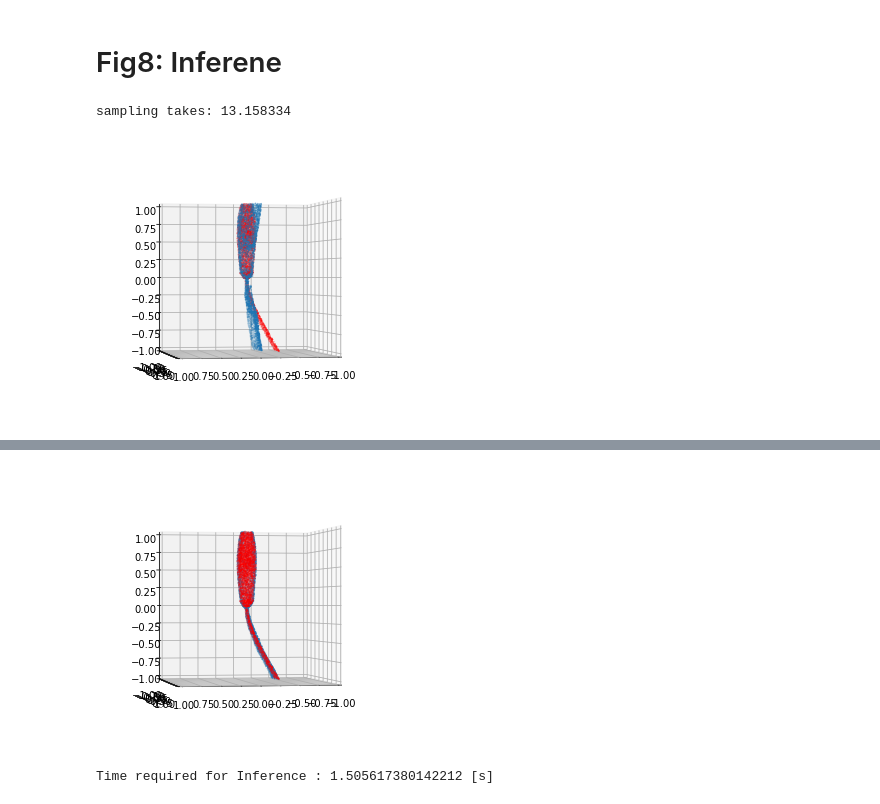
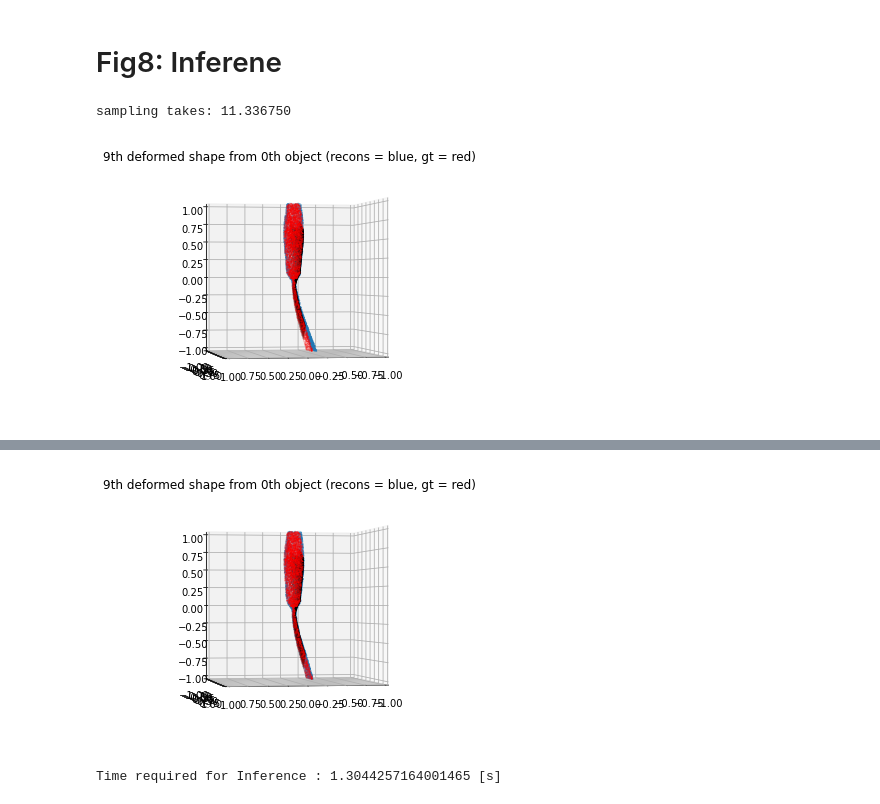
Before and after one commit to MMintLab/VIRDO, a Jupyter notebook: colab/inference.ipynb, the cells around one changed output, grey strips where cells are left out. Drawn from its saved outputs; the diff is of its cells as text; code cells hidden in the pictures.

Commit message:
inference notebook update

```diff
--- a/colab/inference.ipynb
+++ b/colab/inference.ipynb
@@ -80,8 +97,10 @@ print(pairs)
 # %% [output]
 {0: [0, 1, 2, 3, 4, 5, 6, 7, 8, 9, 10, 11, 12, 13, 14, 15, 16, 17, 18, 19, 20, 21, 22, 23], 1: [24, 25, 26, 27, 28, 29, 30, 31, 32, 33, 34, 35, 36, 37, 38, 39, 40, 41, 42, 43, 44, 45, 46, 47], 2: [48, ...
 # %%
+from utilities.visualization import *
+
 ## Example of partial pointclouds
-occ_file_list = ['o0_d9.ply']
+occ_file_list = ['o0_d9.ply']  #'o0_d9.ply'
 occ_data_dict = {}
 for f in occ_file_list:
   obj_idx, def_idx = f.split('.')[0].split('_')
@@ -94,3 +113,6 @@ for f in occ_file_list:
                                    'coords': occ_pcd,
                                    'coords_gt': data[obj_idx][def_idx]['coords'],
                                    'sdf_gt': data[obj_idx][def_idx]['gt']}}
+  pcd_3d_vis(occ_pcd)
+
+print("Example of partial pointcloud. Handle and tip are occluded.")
@@ -104,7 +125,7 @@ reload(modules)
 import modules, diff_operators, meta_modules
 
 ## Load logs
-log_idx = 2000
+log_idx = 'final'
 force_module_log = torch.load(os.path.join(model_directory, f'force_{log_idx}.pth'),map_location=torch.device('cpu'))
 object_module_log = torch.load(os.path.join(model_directory,f'shape_{log_idx}.pth'),map_location=torch.device('cpu'))
 deform_module_log = torch.load(os.path.join(model_directory,f'deform_{log_idx}.pth'), map_location=torch.device('cpu'))
@@ -118,7 +139,10 @@ object_code_size = object_code_weight.shape[1]
 
 ## Object Module form pretrained
 object_module_weight = object_module_log['shape_model']
-object_module = meta_modules.hypo_deformation(in_features= 3, out_features= 1,latent_dim = object_code_size)
+object_module = meta_modules.virdo_hypernet(in_features= 3,
+                                              out_features= 1,
+                                              hyper_in_features = object_code_size,
+                                              hl=2)
 
 object_module.load_state_dict(object_module_weight)
 object_module.to(DEVICE )
@@ -129,20 +153,21 @@ object_module.eval()
 feats = force_module_log['feats']
 force_code_weight = feats['f_emb']
 cnt_ft = feats['cnt_ft']
-deformation_code_size = force_code_weight[2].size()[1]
+deformation_code_size = force_code_weight[0][0].size()[1]
+contact_emb_size =  cnt_ft[0][0].size()[1]
 
 
 ## Deformation Module form pretrained
 deformation_module_weight = deform_module_log['deform_model']
-deformation_module = meta_modules.hypo_deformation(in_features= 3, out_features= 3,
-                                           latent_dim = deformation_code_size + object_code_size)
+deformation_module = meta_modules.virdo_hypernet(in_features= 3, out_features= 3,
+                                                   hyper_in_features = deformation_code_size + object_code_size,
+                                                   hl=1)
 
 deformation_module.load_state_dict(deformation_module_weight)
 deformation_module.to(DEVICE )
 deformation_module
 
 
-# classifier_model = modules.PointNetCls(k = deformation_code_size).to(DEVICE)
-classifier_model = modules.PointNetCls(d_cnt_code = 6, d_force_emb = deformation_code_size).to(DEVICE)
+classifier_model = modules.PointNetCls(d_cnt_code = contact_emb_size, d_force_emb = deformation_code_size).to(DEVICE)
 classifier_model.load_state_dict(force_module_log['force_model'])
 # %% [output]
@@ -211,7 +219,7 @@ for obj_idx_, obsv in occ_data_dict.items():
   for def_idx_, data_i in obsv.items():
 
     # Initialize Contact Embedding
-    cont_emb_inf_ = torch.nn.Embedding(1, 6).requires_grad_(True).to(DEVICE)
+    cont_emb_inf_ = torch.nn.Embedding(1, contact_emb_size).requires_grad_(True).to(DEVICE)
     torch.nn.init.normal_(cont_emb_inf_.weight, mean=0.0, std=0.01)
     optims = torch.optim.Adam([{'params': cont_emb_inf_.parameters(), 'lr': 3e-2}])
     cont_emb_inf = cont_emb_inf_.weight
@@ -228,7 +236,7 @@ for obj_idx_, obsv in occ_data_dict.items():
       pred_sdf = ddcoder_out['model_out'].float()
       # pred_sdf_c = torch.clip(pred_sdf, -0.3, 0.3).float()
 
-      loss_inf = pred_sdf.mean()*3e6 # + 1e2*loss_emb(cont_emb_inf)
+      loss_inf = torch.abs(pred_sdf).mean()*3e6 # + 1e2*loss_emb(cont_emb_inf)
 
 
       # visualize
@@ -253,34 +261,34 @@ for obj_idx_, obsv in occ_data_dict.items():
         ax.axis("on")
         plt.grid(color = 'green', linestyle = '--', linewidth = 0.5)
 
         ax.scatter(source_cloud[:,:,0],source_cloud[:,:,1],source_cloud[:,:,2], s=0.04)
         ax.scatter(target_cloud[:,:,0],target_cloud[:,:,1],target_cloud[:,:,2], s=0.03, c='red')
-        # ax.scatter(data_i['coords'][:,0],data_i['coords'][:,1],data_i['coords'][:,2], s=0.03, c='black')
+        ax.scatter(data_i['coords'][:,0],data_i['coords'][:,1],data_i['coords'][:,2], s=0.03, c='black')
 
         ax.set_xlim3d(-1,1)
         ax.set_ylim3d(-1,1)
         ax.set_zlim3d(-1,1)
         ax.grid()
         ax.view_init(0, 80)
-        # plt.title(f'{deform_idx}th deformed shape from {shape_idx}th object (recons = blue, gt = red)')
+        plt.title(f'{def_idx_}th deformed shape from {obj_idx_}th object (recons = blue, gt = red)')
         plt.show()
 
 
       # Update
       optims.zero_grad()
       loss_inf.backward()
       optims.step()
 
       if not epoch % 10:
           tqdm.write("Epoch %d, train loss %0.6f" % (epoch, loss_inf))
 
       # Measure time
       if epoch == 1:
         start = time.time()
       if epoch == num_epochs -2:
         end = time.time()
 
     print("Time required for Inference :", end - start, "[s]")
 # %% [output]
-sampling takes: 13.158334
+sampling takes: 11.336750
-[figure, old version]
+[figure, new version]
@@ -298,2 +306,2 @@ sampling takes: 13.097375
-[figure, old version]
+[figure, new version]
-Time required for Inference : 1.505617380142212 [s]
+Time required for Inference : 1.3044257164001465 [s]
```
Also changed, not shown: parts of 17 cells of this notebook.
